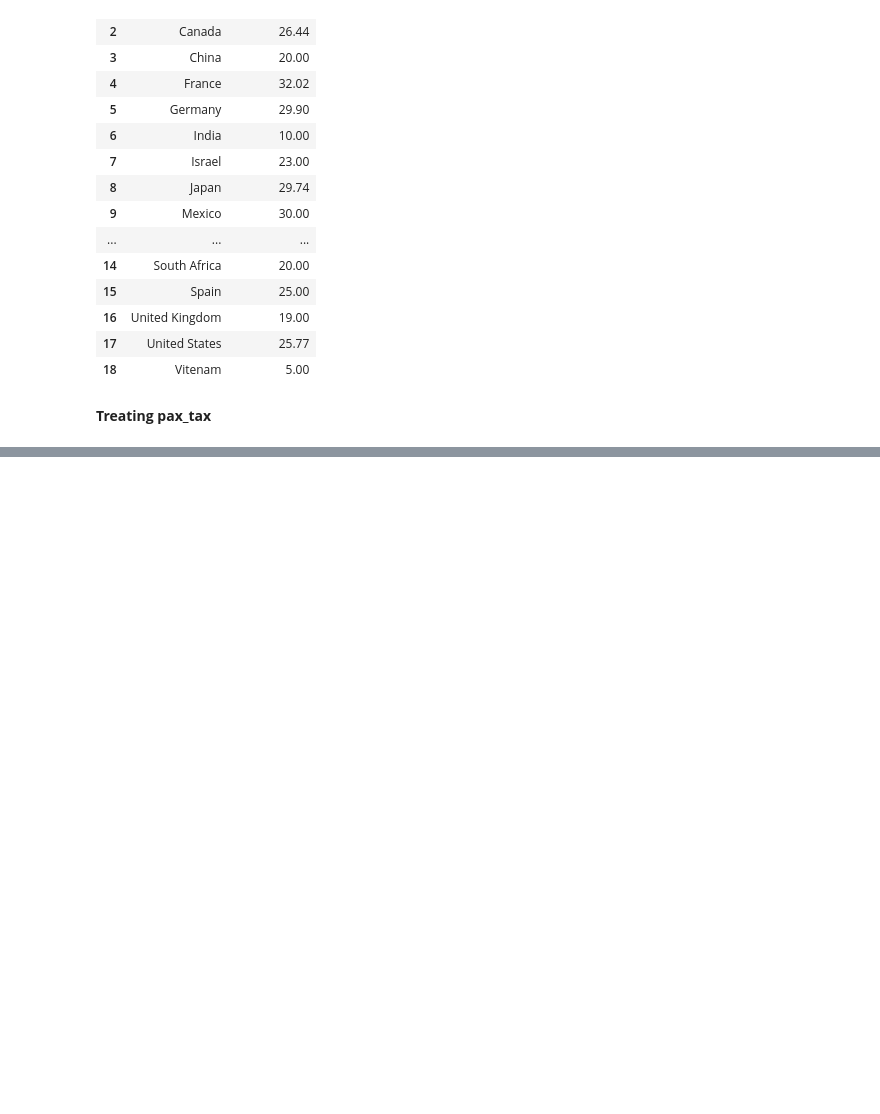
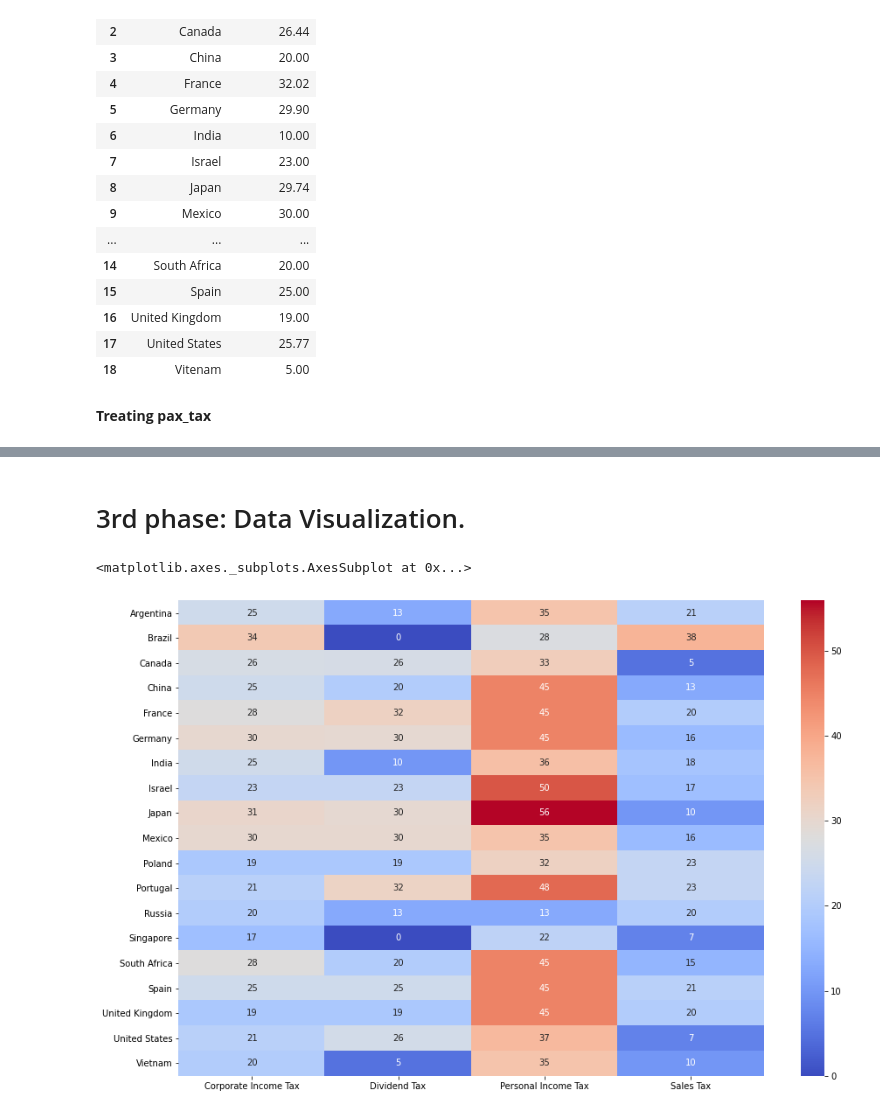
Before and after one commit to xizes2/Political-and-Macroeconomic-Data-Analysis, a Jupyter notebook: tax-systems-study/src-tax-systems/TAX SYSTEMS STUDY.ipynb, the cells around one changed output, grey strips where cells are left out. Cells and saved outputs as stored; diff of their text form; code cells hidden in the pictures; blank space fills up the shorter version.

```diff
--- a/tax-systems-study/src-tax-systems/TAX SYSTEMS STUDY.ipynb
+++ b/tax-systems-study/src-tax-systems/TAX SYSTEMS STUDY.ipynb
@@ -227,0 +430,3 @@ divdnd_tax_final
+# %%
+#Dropping two useless columns.
+sales_tax_final.drop(['Complex Tax System', 'Unnamed: 3'], axis=1, inplace=True)
@@ -227,0 +438,4 @@ divdnd_tax_final
+# %%
+#Renaming 'VAT ...' column.
+sales_tax_final.rename(columns={'VAT tax system': 'Sales Tax'}, inplace=True)
+sales_tax_final
@@ -227,0 +464,3 @@ divdnd_tax_final
+# %%
+sales_tax_final['Sales Tax'] = sales_tax_final['Sales Tax'].apply(lambda x: float(x))
+sales_tax_final
@@ -227,0 +514,3 @@ divdnd_tax_final
+# %%
+#So I use the function 'merge' and choose to merge the df´s on the 'Country' column.
+final_tax_system = corp_tax_final.merge(divdnd_tax_final, on='Country', left_index=True, right_index=True).merge(pax_tax_final).merge(sales_tax_final)
@@ -227,0 +537,2 @@ divdnd_tax_final
+# %% [markdown]
+# 3rd phase: Data Visualization.
@@ -227,0 +544,6 @@ divdnd_tax_final
+# %%
+plt.figure(figsize=(15, 10))
+sns.heatmap(final_tax_system.drop('Country', axis=1), cmap='coolwarm', annot=True, yticklabels=final_tax_system['Country'])
+# %% [output]
+<matplotlib.axes._subplots.AxesSubplot at 0x...>
+[figure, added]
```
Also changed, not shown: parts of 26 cells of this notebook.
